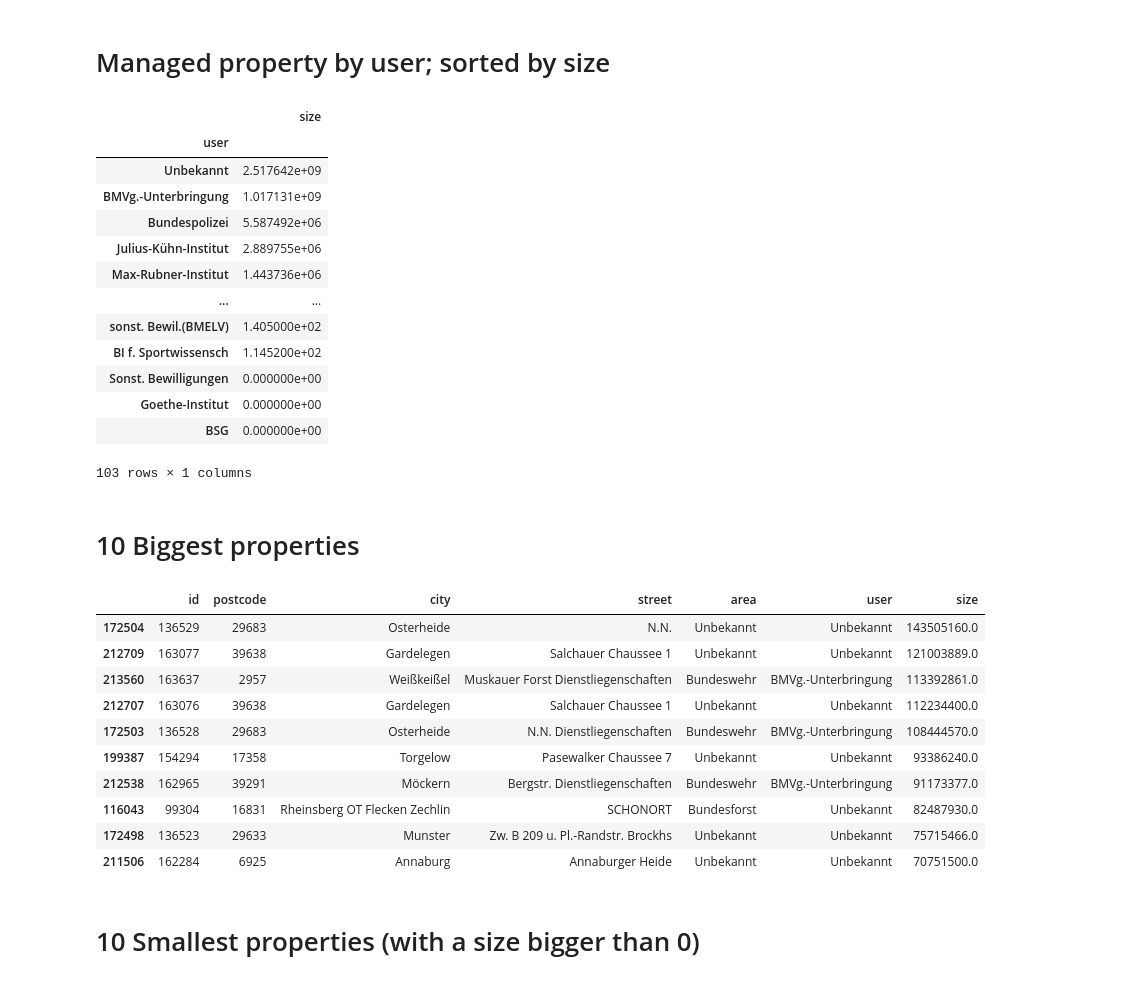
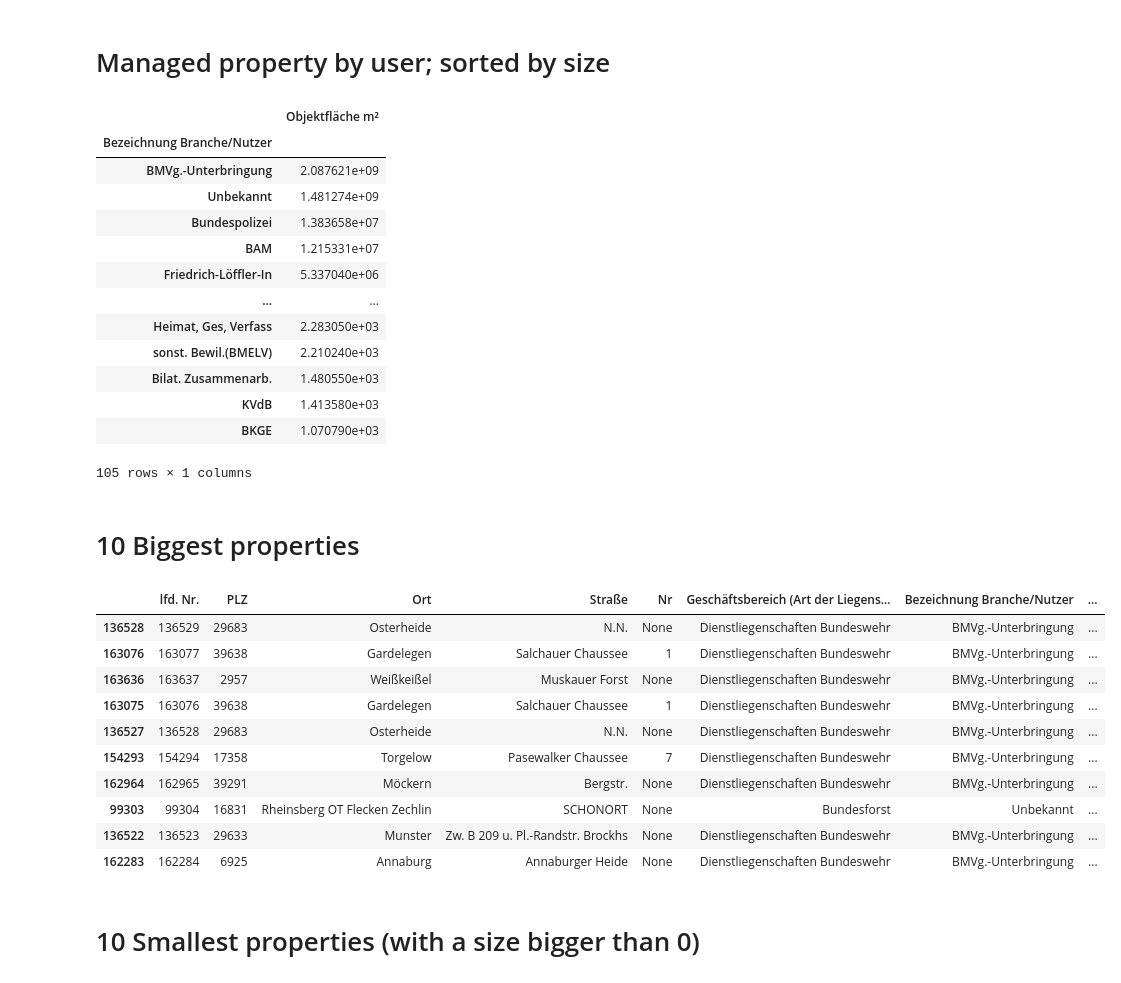
Before and after one commit to bundesAPI/bundesanstalt-immobilienaufgaben-liegenschaften, a Jupyter notebook: Quick_Exploration.ipynb, the cells around one changed output. Cells and saved outputs as stored; diff of their text form; code cells hidden in the pictures.

```diff
--- a/Quick_Exploration.ipynb
+++ b/Quick_Exploration.ipynb
@@ -15,3 +3,5 @@ df = pd.read_csv("Fixed_Anlage_wo_pwd.csv",dtype=data_types)
+# %%
+df = pd.read_parquet("Anlage.parquet")
 # %%
 df.sample(10)
 # %% [output]
@@ -76,38 +64,38 @@ df.groupby("area").sum().drop(columns=["id","postcode"]).sort_values(by="size",
 # %% [markdown]
 # Managed property by user; sorted by size
 # %%
-df.groupby("user").sum().drop(columns=["id","postcode"]).sort_values(by="size", ascending=False)
+df.groupby("Bezeichnung Branche/Nutzer").sum().drop(columns=["lfd. Nr.","PLZ"]).sort_values(by="Objektfläche m²", ascending=False)
 # %% [output]
-|  | size |
-| user |  |
-| Unbekannt | 2.517642e+09 |
-| BMVg.-Unterbringung | 1.017131e+09 |
-| Bundespolizei | 5.587492e+06 |
-| Julius-Kühn-Institut | 2.889755e+06 |
-| Max-Rubner-Institut | 1.443736e+06 |
+|  | Objektfläche m² |
+| Bezeichnung Branche/Nutzer |  |
+| BMVg.-Unterbringung | 2.087621e+09 |
+| Unbekannt | 1.481274e+09 |
+| Bundespolizei | 1.383658e+07 |
+| BAM | 1.215331e+07 |
+| Friedrich-Löffler-In | 5.337040e+06 |
 | ... | ... |
-| sonst. Bewil.(BMELV) | 1.405000e+02 |
-| BI f. Sportwissensch | 1.145200e+02 |
-| Sonst. Bewilligungen | 0.000000e+00 |
-| Goethe-Institut | 0.000000e+00 |
-| BSG | 0.000000e+00 |
+| Heimat, Ges, Verfass | 2.283050e+03 |
+| sonst. Bewil.(BMELV) | 2.210240e+03 |
+| Bilat. Zusammenarb. | 1.480550e+03 |
+| KVdB | 1.413580e+03 |
+| BKGE | 1.070790e+03 |
-103 rows × 1 columns
+105 rows × 1 columns
 # %% [markdown]
 # 10 Biggest properties
 # %%
-df.sort_values(by="size",ascending=False).head(10)
+df.sort_values(by="Objektfläche m²",ascending=False).head(10)
 # %% [output]
-|  | id | postcode | city | street | area | user | size |
-| 172504 | 136529 | 29683 | Osterheide | N.N. | Unbekannt | Unbekannt | 143505160.0 |
-| 212709 | 163077 | 39638 | Gardelegen | Salchauer Chaussee 1 | Unbekannt | Unbekannt | 121003889.0 |
-| 213560 | 163637 | 2957 | Weißkeißel | Muskauer Forst Dienstliegenschaften | Bundeswehr | BMVg.-Unterbringung | 113392861.0 |
-| 212707 | 163076 | 39638 | Gardelegen | Salchauer Chaussee 1 | Unbekannt | Unbekannt | 112234400.0 |
-| 172503 | 136528 | 29683 | Osterheide | N.N. Dienstliegenschaften | Bundeswehr | BMVg.-Unterbringung | 108444570.0 |
-| 199387 | 154294 | 17358 | Torgelow | Pasewalker Chaussee 7 | Unbekannt | Unbekannt | 93386240.0 |
-| 212538 | 162965 | 39291 | Möckern | Bergstr. Dienstliegenschaften | Bundeswehr | BMVg.-Unterbringung | 91173377.0 |
-| 116043 | 99304 | 16831 | Rheinsberg OT Flecken Zechlin | SCHONORT | Bundesforst | Unbekannt | 82487930.0 |
-| 172498 | 136523 | 29633 | Munster | Zw. B 209 u. Pl.-Randstr. Brockhs | Unbekannt | Unbekannt | 75715466.0 |
-| 211506 | 162284 | 6925 | Annaburg | Annaburger Heide | Unbekannt | Unbekannt | 70751500.0 |
+|  | lfd. Nr. | PLZ | Ort | Straße | Nr | Geschäftsbereich (Art der Liegens... | Bezeichnung Branche/Nutzer | ... |
+| 136528 | 136529 | 29683 | Osterheide | N.N. | None | Dienstliegenschaften Bundeswehr | BMVg.-Unterbringung | ... |
+| 163076 | 163077 | 39638 | Gardelegen | Salchauer Chaussee | 1 | Dienstliegenschaften Bundeswehr | BMVg.-Unterbringung | ... |
+| 163636 | 163637 | 2957 | Weißkeißel | Muskauer Forst | None | Dienstliegenschaften Bundeswehr | BMVg.-Unterbringung | ... |
+| 163075 | 163076 | 39638 | Gardelegen | Salchauer Chaussee | 1 | Dienstliegenschaften Bundeswehr | BMVg.-Unterbringung | ... |
+| 136527 | 136528 | 29683 | Osterheide | N.N. | None | Dienstliegenschaften Bundeswehr | BMVg.-Unterbringung | ... |
+| 154293 | 154294 | 17358 | Torgelow | Pasewalker Chaussee | 7 | Dienstliegenschaften Bundeswehr | BMVg.-Unterbringung | ... |
+| 162964 | 162965 | 39291 | Möckern | Bergstr. | None | Dienstliegenschaften Bundeswehr | BMVg.-Unterbringung | ... |
+| 99303 | 99304 | 16831 | Rheinsberg OT Flecken Zechlin | SCHONORT | None | Bundesforst | Unbekannt | ... |
+| 136522 | 136523 | 29633 | Munster | Zw. B 209 u. Pl.-Randstr. Brockhs | None | Dienstliegenschaften Bundeswehr | BMVg.-Unterbringung | ... |
+| 162283 | 162284 | 6925 | Annaburg | Annaburger Heide | None | Dienstliegenschaften Bundeswehr | BMVg.-Unterbringung | ... |
 # %% [markdown]
 # 10 Smallest properties (with a size bigger than 0)
 # %%
```
Also changed, not shown: parts of 14 cells of this notebook, 11 other files.
